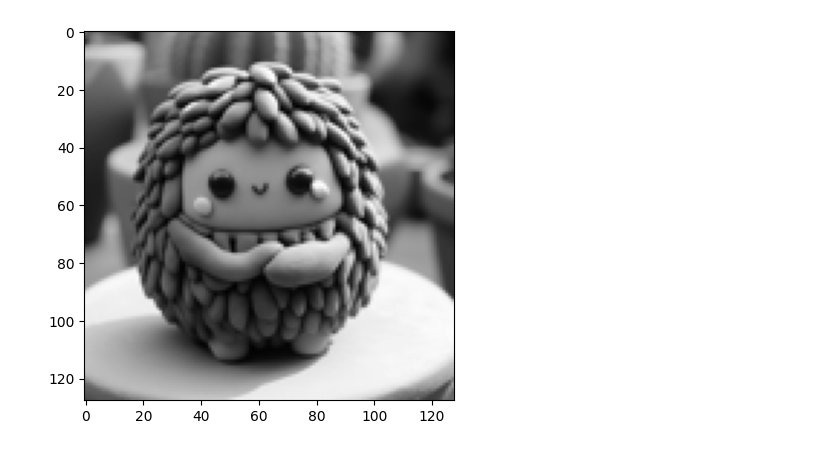
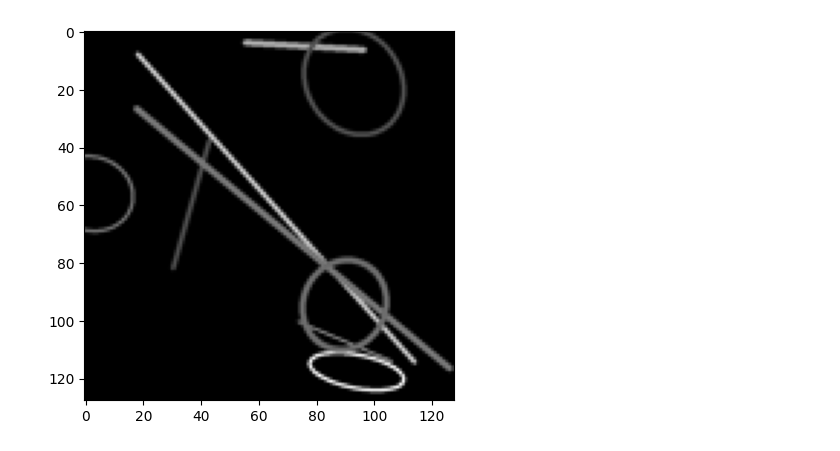
Before and after one commit to mtaktash/gs_2d_toy, a Jupyter notebook: example.ipynb, the cells around one changed output. Saved outputs shown, nothing was run; the diff lists cells and outputs as text; code cells hidden in the pictures.

```diff
--- a/example.ipynb
+++ b/example.ipynb
@@ -52,15 +55,15 @@ plt.imshow(image)
 width = height = 128
 device = "cuda"
 # %%
-target_image = Image.open("test.png")
+target_image = Image.open("test_random.png")
 
 target_image = target_image.convert("L").resize((height, width))
 plt.imshow(target_image, cmap="grey")
 plt.show()
 
 target_image = transforms.ToTensor()(target_image).to(device).squeeze(0)
 # %% [output]
-[figure, old version]
+[figure, new version]
 # %%
 from gaussian_model import Gaussian2DImage, combined_loss
 from IPython.display import clear_output
```
Also changed, not shown: parts of 4 cells of this notebook.
